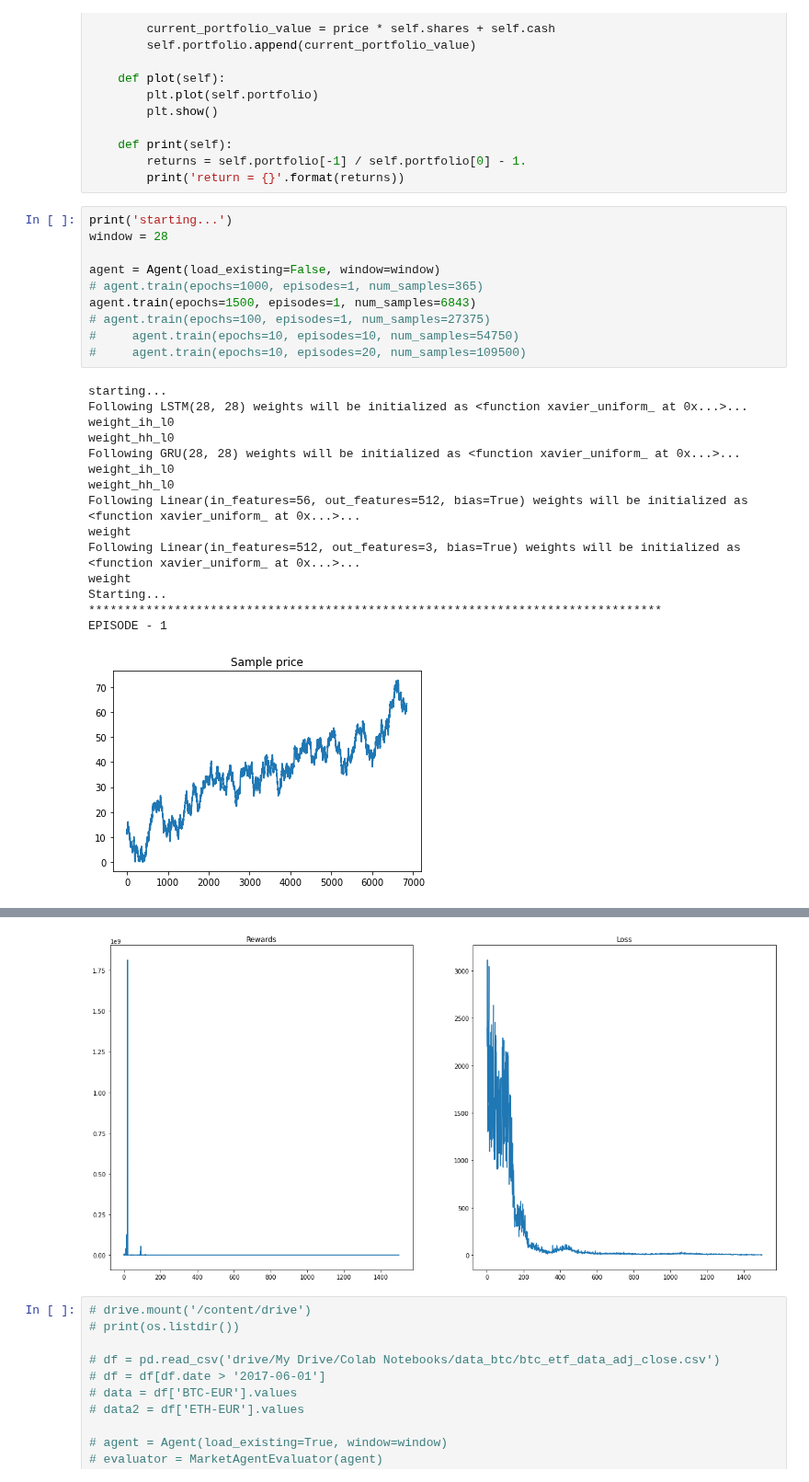
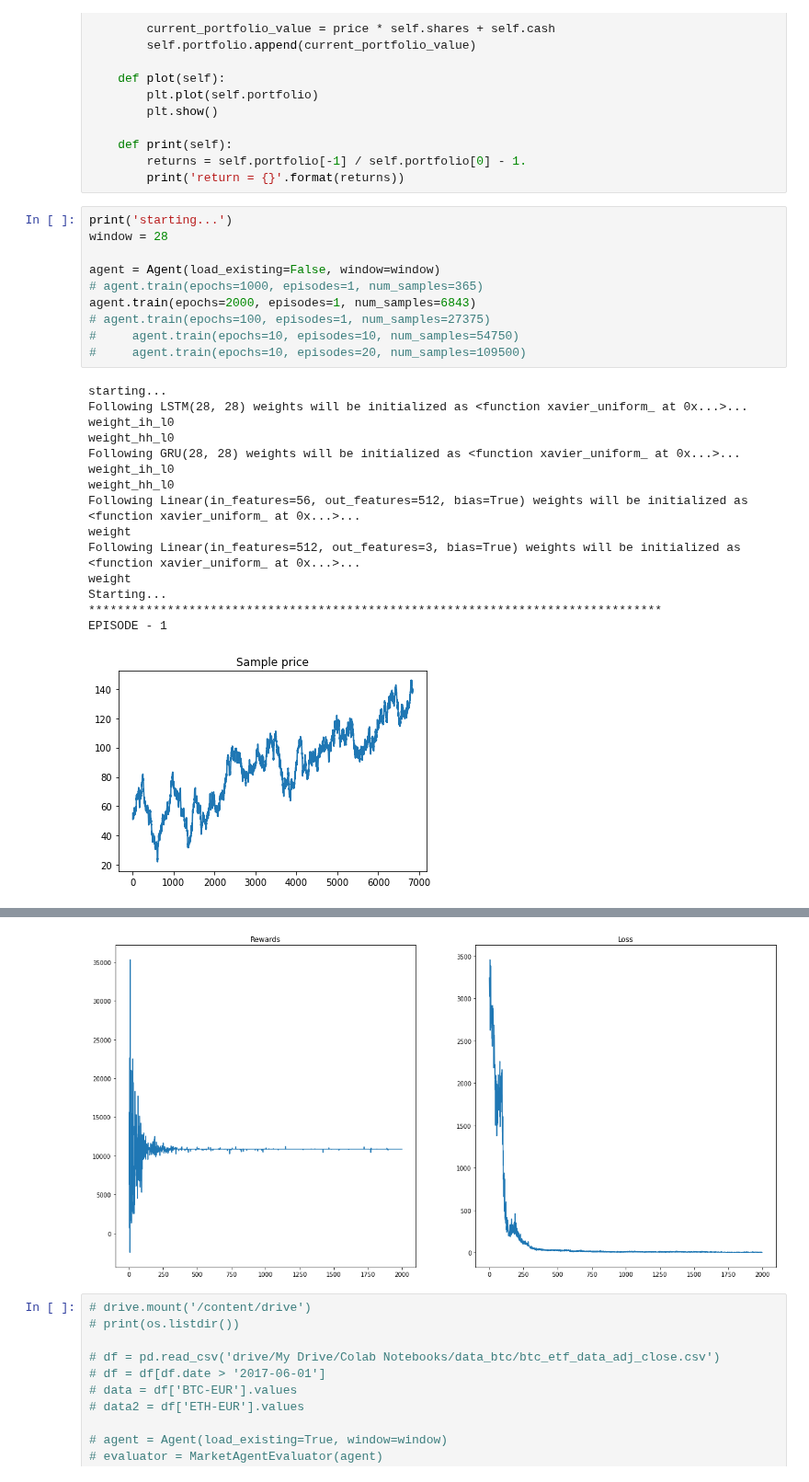
Before and after one commit to xSakix/AI_colab_notebooks, a Jupyter notebook: market_play.ipynb, the cells around one changed output, grey strips where cells are left out. Shown at 92% size. Saved outputs shown, nothing was run; the diff lists cells and outputs as text.

```diff
--- a/market_play.ipynb
+++ b/market_play.ipynb
@@ -611,27 +611,27 @@ class MarketAgentEvaluator:
 # %%
 print('starting...')
 window = 28
 
 agent = Agent(load_existing=False, window=window)
 # agent.train(epochs=1000, episodes=1, num_samples=365)
-agent.train(epochs=1500, episodes=1, num_samples=6843)
+agent.train(epochs=2000, episodes=1, num_samples=6843)
 # agent.train(epochs=100, episodes=1, num_samples=27375)
 #     agent.train(epochs=10, episodes=10, num_samples=54750)
 #     agent.train(epochs=10, episodes=20, num_samples=109500)
 # %% [output]
 starting...
 Following LSTM(28, 28) weights will be initialized as <function xavier_uniform_ at 0x...>...
 weight_ih_l0
 weight_hh_l0
 Following GRU(28, 28) weights will be initialized as <function xavier_uniform_ at 0x...>...
 weight_ih_l0
 weight_hh_l0
 Following Linear(in_features=56, out_features=512, bias=True) weights will be initialized as <function xavier_uniform_ at 0x...>...
 weight
 Following Linear(in_features=512, out_features=3, bias=True) weights will be initialized as <function xavier_uniform_ at 0x...>...
 weight
 Starting...
 ********************************************************************************
 EPISODE - 1
-[figure, old version]
+[figure, new version]
 Starting episode 1
@@ -653,5 +653,5 @@ Episode 1:1499/1500     Last reward: 19772.32   Average reward: 1444595.17
 ********************************************************************************
-[figure, old version]
+[figure, new version]
 # %%
 # drive.mount('/content/drive')
 # print(os.listdir())
```
Also changed, not shown: parts of 4 cells of this notebook.
